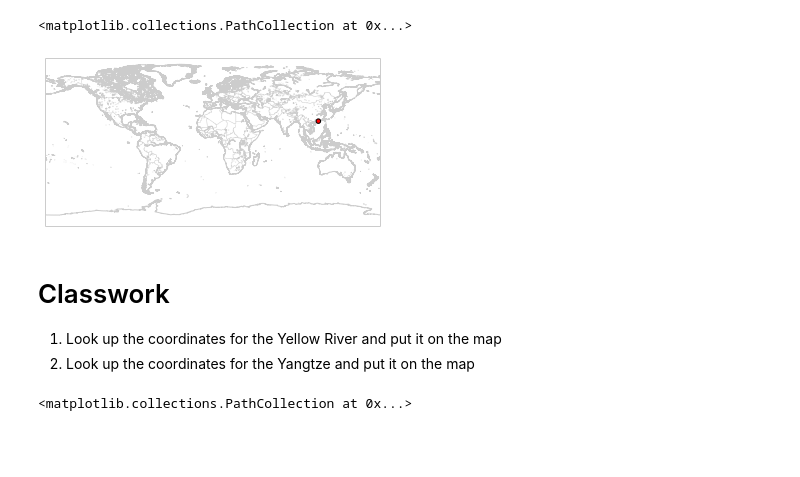
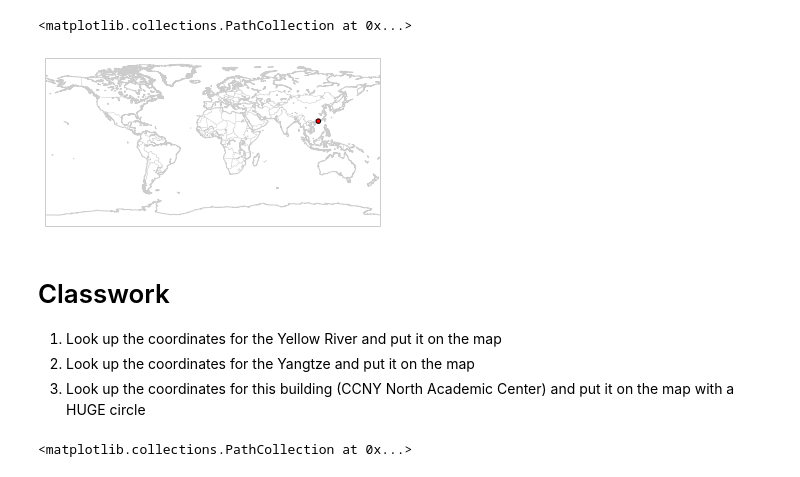
Before and after one commit to story645/EAS213, a Jupyter notebook: notebooks/class4.ipynb, the cells around one changed output. Cells and saved outputs as stored; diff of their text form; code cells hidden in the pictures; blank space fills up the shorter version.

```diff
--- a/notebooks/class4.ipynb
+++ b/notebooks/class4.ipynb
@@ -16,27 +20,28 @@ m.drawmapboundary(color=border_color)
 # %%
 #Plot the Pearl River on the map
 lat = 22.5333
 lon = 113.7333
 
 fig = plt.figure()
 ax = fig.add_subplot(1,1,1)
-m = Basemap(projection='cyl', ax=ax, resolution = 'h',
+m = Basemap(projection='cyl', ax=ax, resolution = 'l',
             llcrnrlat=-90,urcrnrlat=90, llcrnrlon=-180,urcrnrlon=180)
 
 border_color = '0.8'
 m.drawcoastlines(color=border_color)
 m.drawcountries(color=border_color)
 m.drawmapboundary(color=border_color)
 x, y = m(lon, lat)
 m.scatter(x,y, s=20, c='red', zorder=100)
 # %% [output]
 <matplotlib.collections.PathCollection at 0x...>
-[figure, old version]
+[figure, new version]
 # %% [markdown]
 Classwork
 ==========
 1. Look up the coordinates for the Yellow River and put it on the map
 2. Look up the coordinates for the Yangtze and put it on the map
+3. Look up the coordinates for this building (CCNY North Academic Center) and put it on the map with a HUGE circle
 # %%
 #Plot the Pearl River on the map
 lat = 22.5333
```
Also changed, not shown: parts of 1 cell of this notebook.
